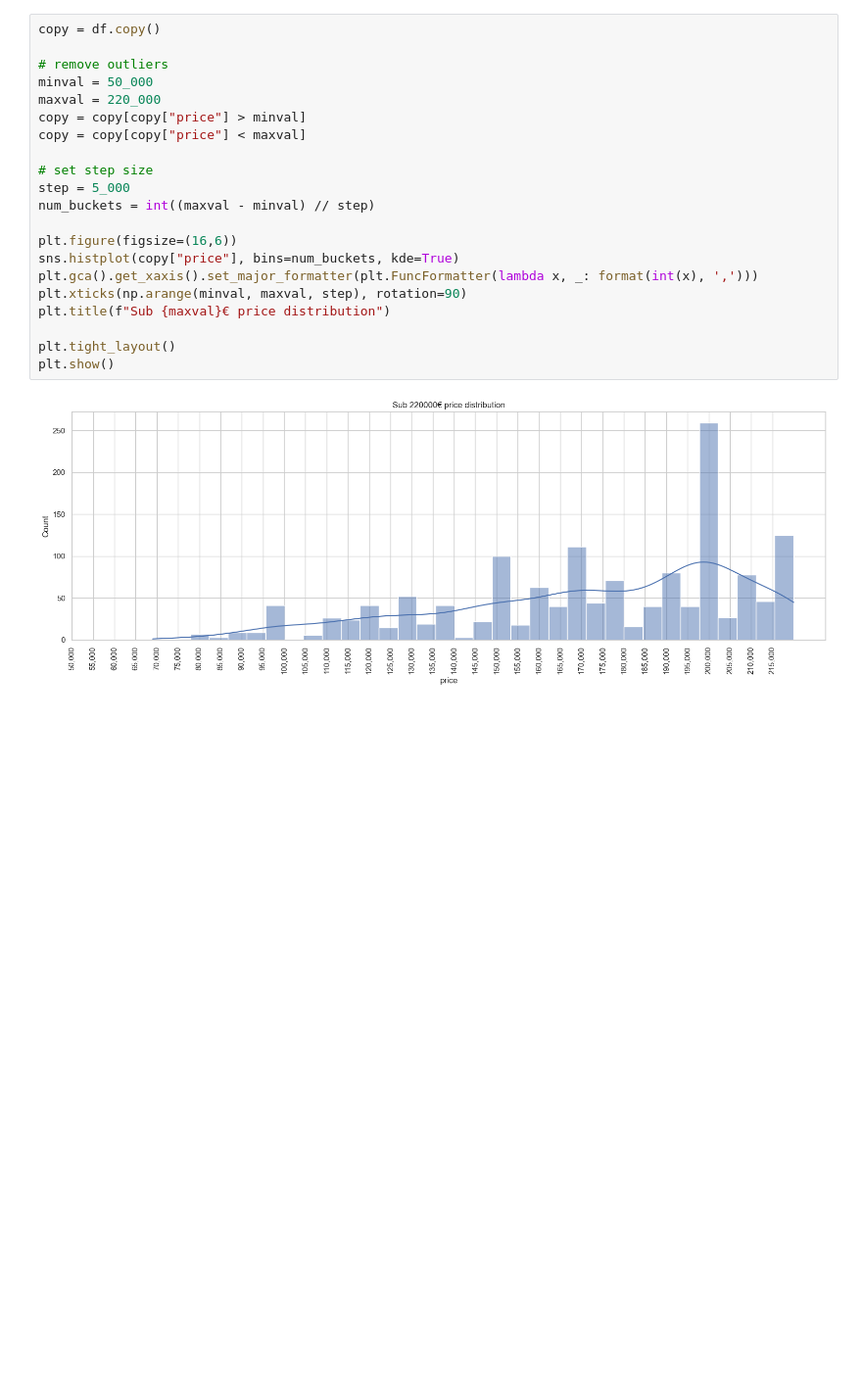
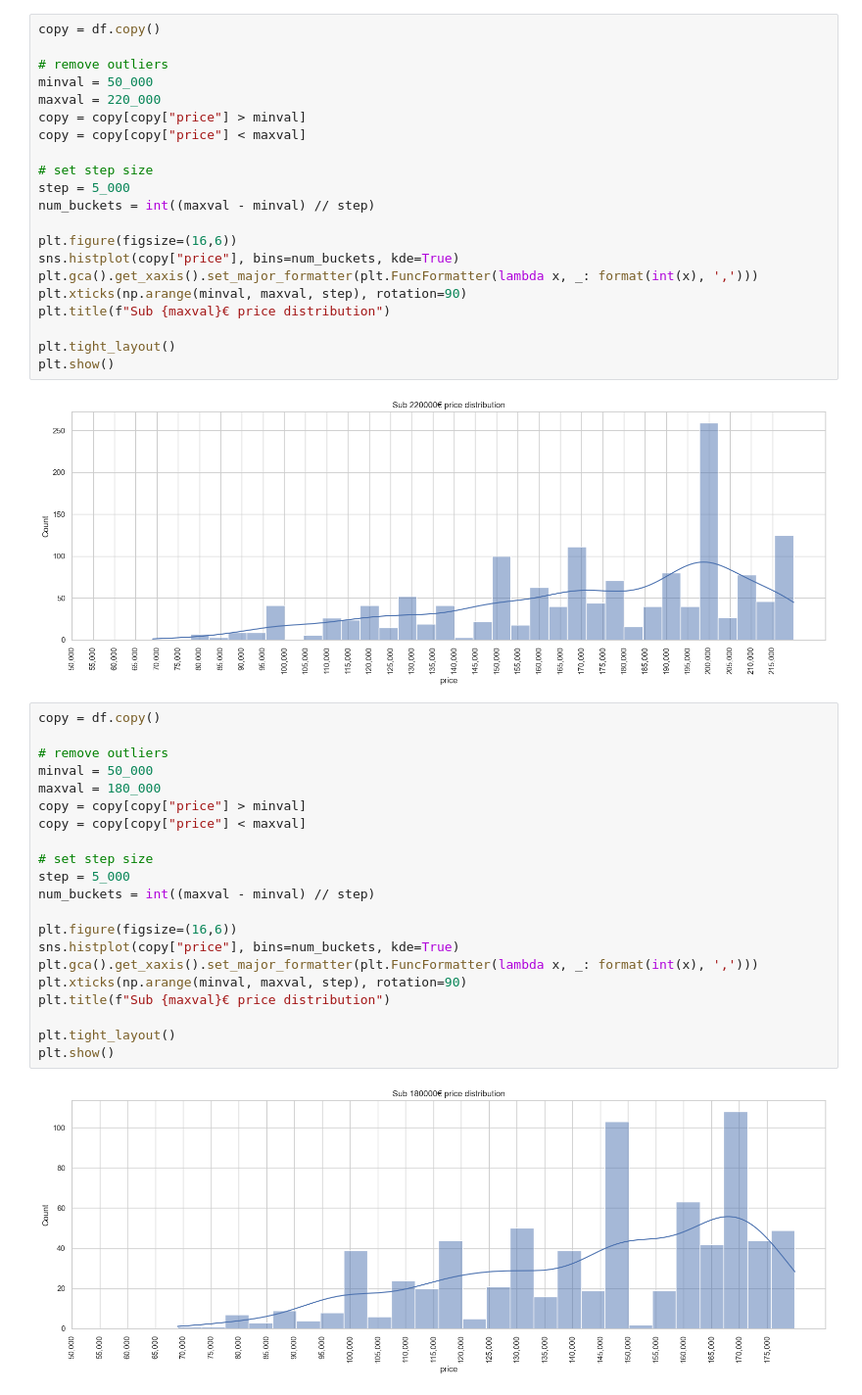
Before and after one commit to sueszli/will-wohnen, a Jupyter notebook: analysis.ipynb, the cells around one changed output. Shown at 98% size. Saved outputs shown, nothing was run; the diff lists cells and outputs as text; blank space fills up the shorter version.

```diff
--- a/analysis.ipynb
+++ b/analysis.ipynb
@@ -161,3 +161,26 @@ plt.tight_layout()
 plt.show()
 # %% [output]
 [figure]
+# %%
+copy = df.copy()
+
+# remove outliers
+minval = 50_000
+maxval = 180_000
+copy = copy[copy["price"] > minval]
+copy = copy[copy["price"] < maxval]
+
+# set step size
+step = 5_000
+num_buckets = int((maxval - minval) // step)
+
+plt.figure(figsize=(16,6))
+sns.histplot(copy["price"], bins=num_buckets, kde=True)
+plt.gca().get_xaxis().set_major_formatter(plt.FuncFormatter(lambda x, _: format(int(x), ',')))
+plt.xticks(np.arange(minval, maxval, step), rotation=90)
+plt.title(f"Sub {maxval}€ price distribution")
+
+plt.tight_layout()
+plt.show()
+# %% [output]
+[figure, added]
```
